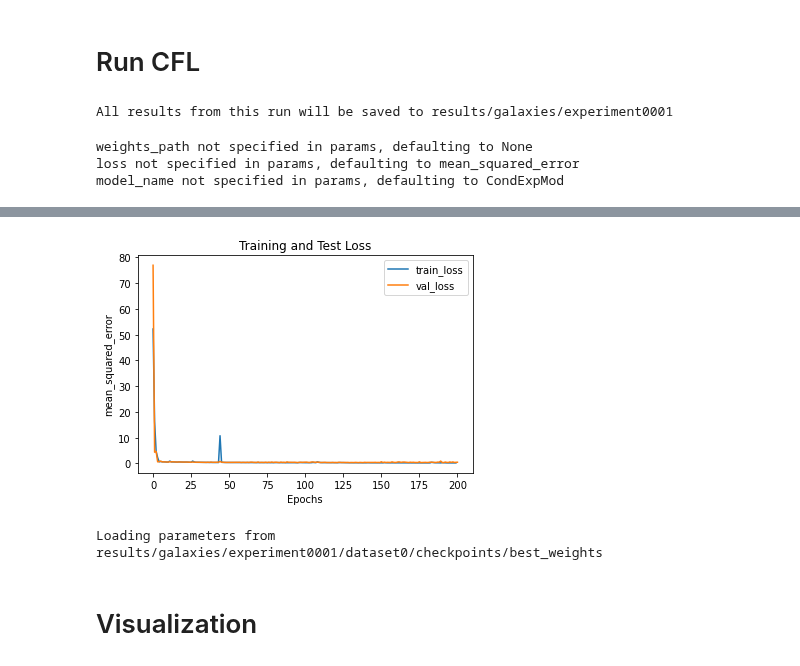
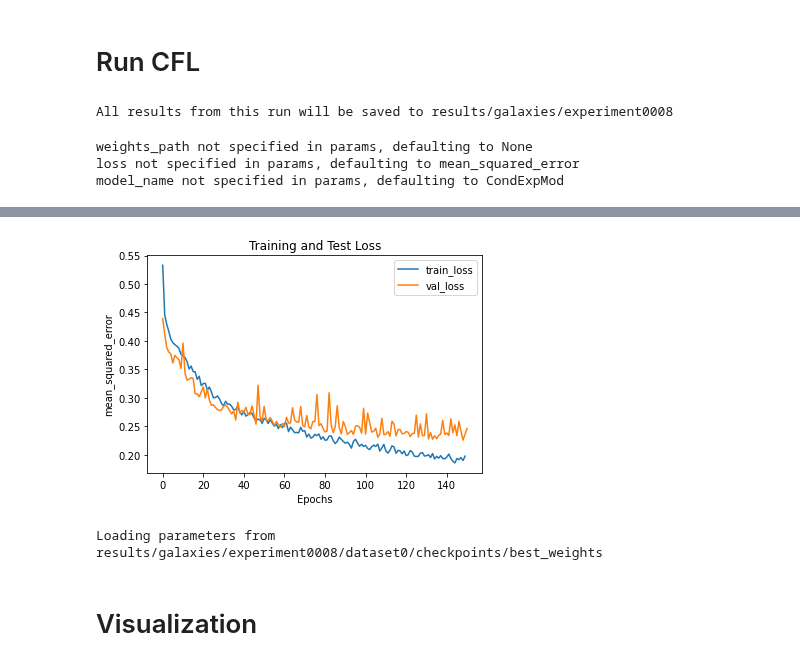
Before and after one commit to eberharf/cfl, a Jupyter notebook: cfl_examples/galaxies/cfl_galaxies0.ipynb, the cells around one changed output, grey strips where cells are left out. Cells and saved outputs as stored; diff of their text form; code cells hidden in the pictures.

```diff
--- a/cfl_examples/galaxies/cfl_galaxies0.ipynb
+++ b/cfl_examples/galaxies/cfl_galaxies0.ipynb
@@ -54,0 +57,9 @@ plt.show()
+# %%
+# X data should be arcsinhed
+X = np.arcsinh(X)
+X = X - X.min(axis=0)
+X = X / X.max(axis=0)
+
+# Y should be z-scored
+Y = Y - Y.mean(axis=0)
+Y = Y / Y.std(axis=0)
@@ -61,7 +107,7 @@ experiment_saver = ExperimentSaver('results/galaxies')
 # register dataset
 dataset0 = Dataset(X, Y, dataset_label='dataset0', experiment_saver=experiment_saver)
 # %% [output]
-All results from this run will be saved to results/galaxies/experiment0001
+All results from this run will be saved to results/galaxies/experiment0008
 # %%
 # specify CFL parameters
 
@@ -72,12 +118,12 @@ data_info = { 'X_dims' : X.shape,
 # conditional density estimator parameters
 CDE_params = { 'batch_size'  : 64,
                'optimizer'   : 'adam',
-               'n_epochs'    : 200,
+               'n_epochs'    : 150,
                'verbose'     : 1,
                'opt_config'  : {'lr': 1e-4},
                'dense_units' : [1000, 100, data_info['Y_dims'][1]],
                'activations' : ['relu', 'relu', 'linear'],
-               'dropouts'    : [0, 0, 0],
+               'dropouts'    : [0.1, 0.1, 0],
                'show_plot'   : True }
 
 
@@ -98,5 +144,5 @@ loss not specified in params, defaulting to mean_squared_error
 model_name not specified in params, defaulting to CondExpMod
 # %%
 # train
-train_results = cfl_object.train(dataset0, standardize=True)
+train_results = cfl_object.train(dataset0, standardize=False)
 # %% [output]
@@ -120,4 +166,4 @@ Epoch 200/200
-[figure, old version]
+[figure, new version]
-Loading parameters from  results/galaxies/experiment0001/dataset0/checkpoints/best_weights
+Loading parameters from  results/galaxies/experiment0008/dataset0/checkpoints/best_weights
 # %%
 # predict
```
Also changed, not shown: parts of 14 cells of this notebook.
